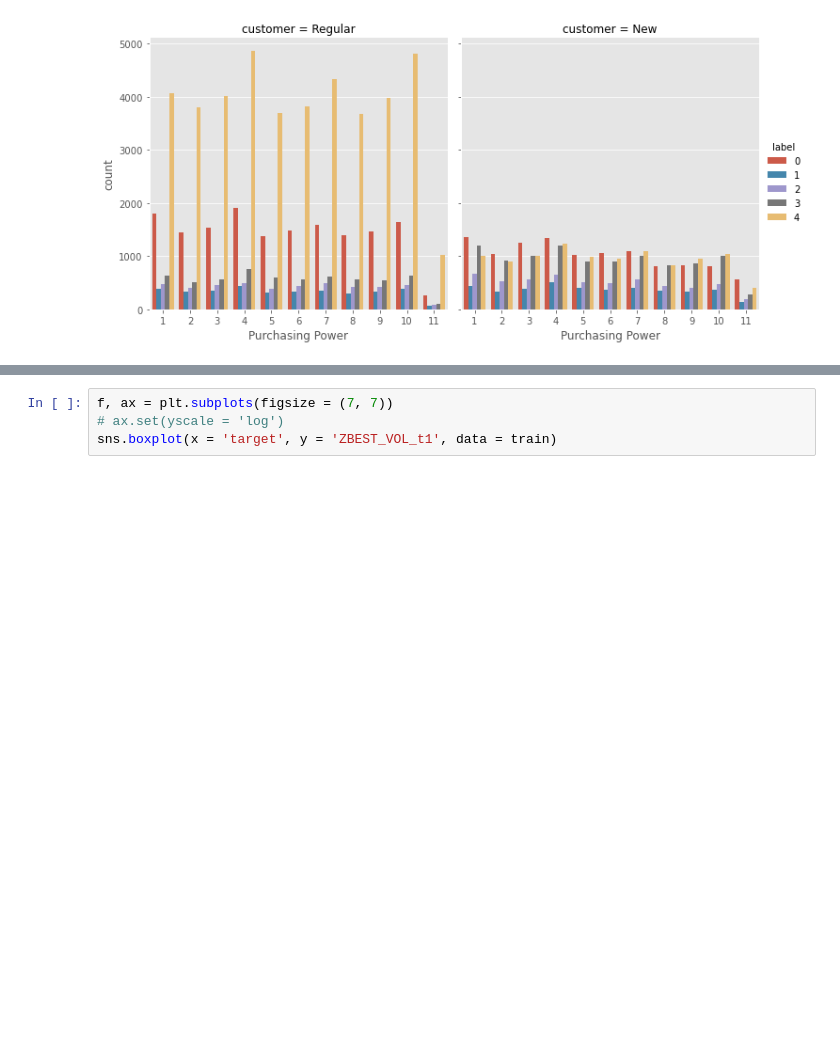
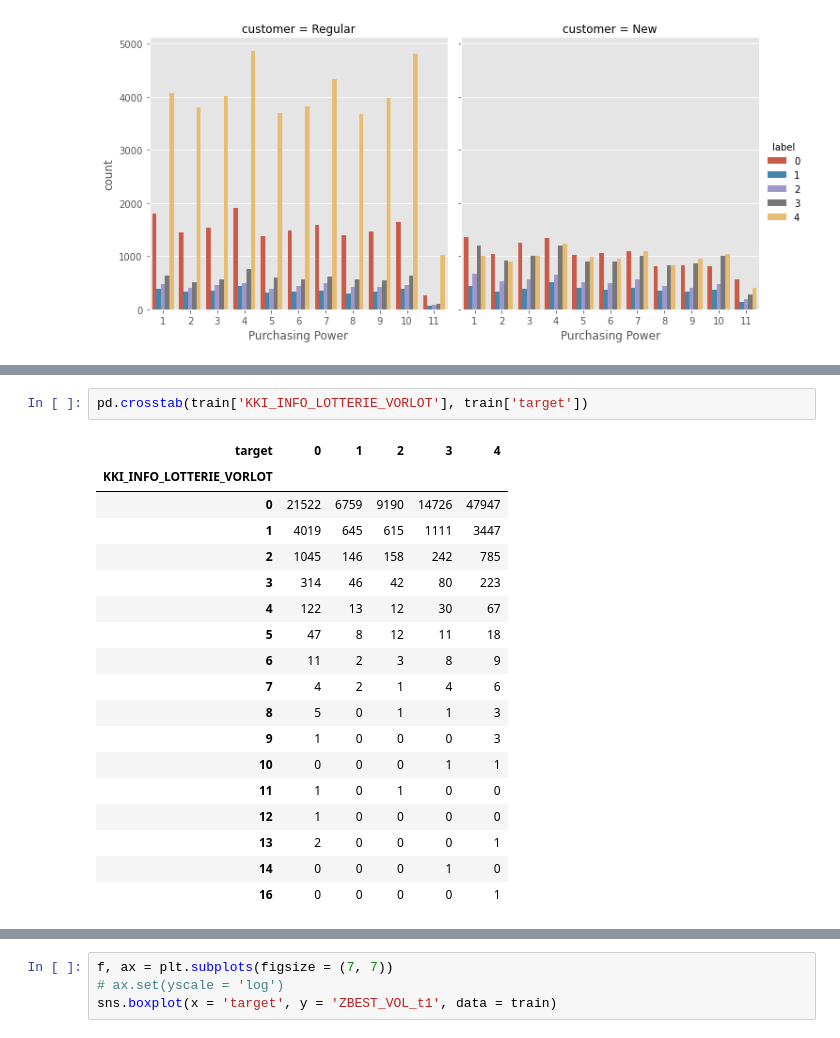
Before and after one commit to oscarm524/Data-Mining-Cup, a Jupyter notebook: DMC-2008/Data_Exploration/Data_Exploration.ipynb, the cells around one changed output, grey strips where cells are left out. Saved outputs shown, nothing was run; the diff lists cells and outputs as text; blank space fills up the shorter version.

```diff
--- a/DMC-2008/Data_Exploration/Data_Exploration.ipynb
+++ b/DMC-2008/Data_Exploration/Data_Exploration.ipynb
@@ -102,0 +131,21 @@ data_plot1.shape
+# %%
+pd.crosstab(train['KKI_INFO_LOTTERIE_VORLOT'], train['target'])
+# %% [output]
+| target | 0 | 1 | 2 | 3 | 4 |
+| KKI_INFO_LOTTERIE_VORLOT |  |  |  |  |  |
+| 0 | 21522 | 6759 | 9190 | 14726 | 47947 |
+| 1 | 4019 | 645 | 615 | 1111 | 3447 |
+| 2 | 1045 | 146 | 158 | 242 | 785 |
+| 3 | 314 | 46 | 42 | 80 | 223 |
+| 4 | 122 | 13 | 12 | 30 | 67 |
+| 5 | 47 | 8 | 12 | 11 | 18 |
+| 6 | 11 | 2 | 3 | 8 | 9 |
+| 7 | 4 | 2 | 1 | 4 | 6 |
+| 8 | 5 | 0 | 1 | 1 | 3 |
+| 9 | 1 | 0 | 0 | 0 | 3 |
+| 10 | 0 | 0 | 0 | 1 | 1 |
+| 11 | 1 | 0 | 1 | 0 | 0 |
+| 12 | 1 | 0 | 0 | 0 | 0 |
+| 13 | 2 | 0 | 0 | 0 | 1 |
+| 14 | 0 | 0 | 0 | 1 | 0 |
+| 16 | 0 | 0 | 0 | 0 | 1 |
```
Also changed, not shown: parts of 6 cells of this notebook.
